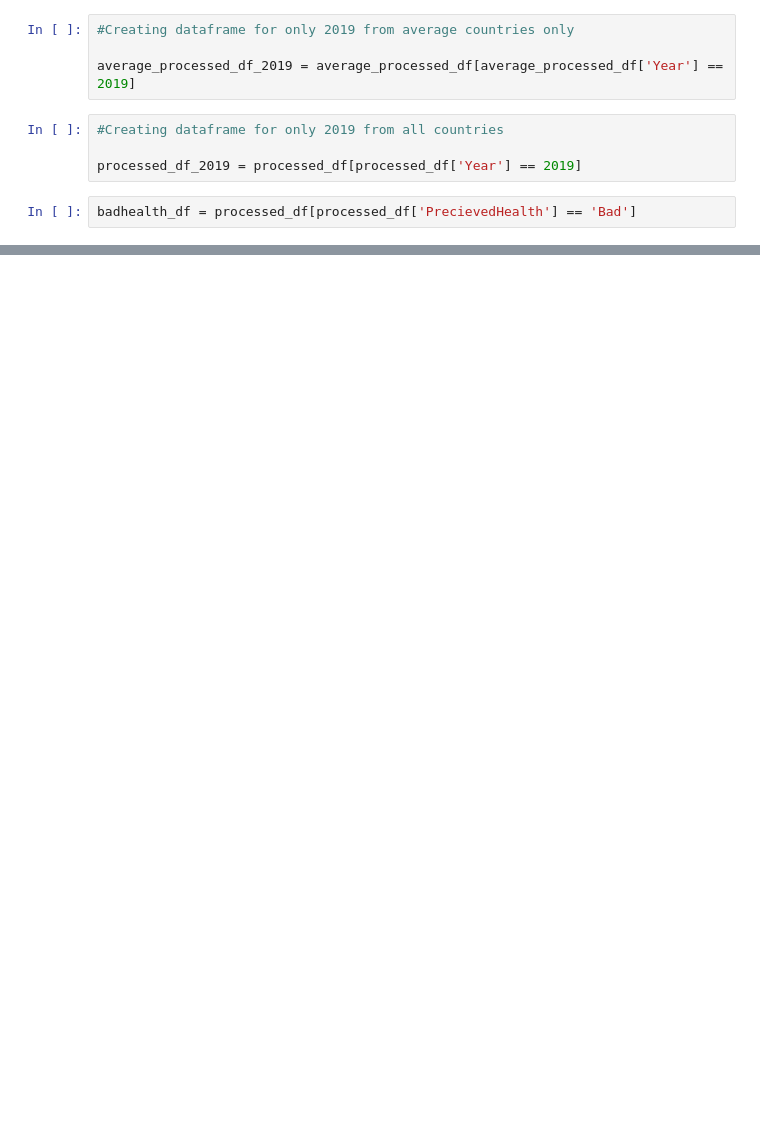
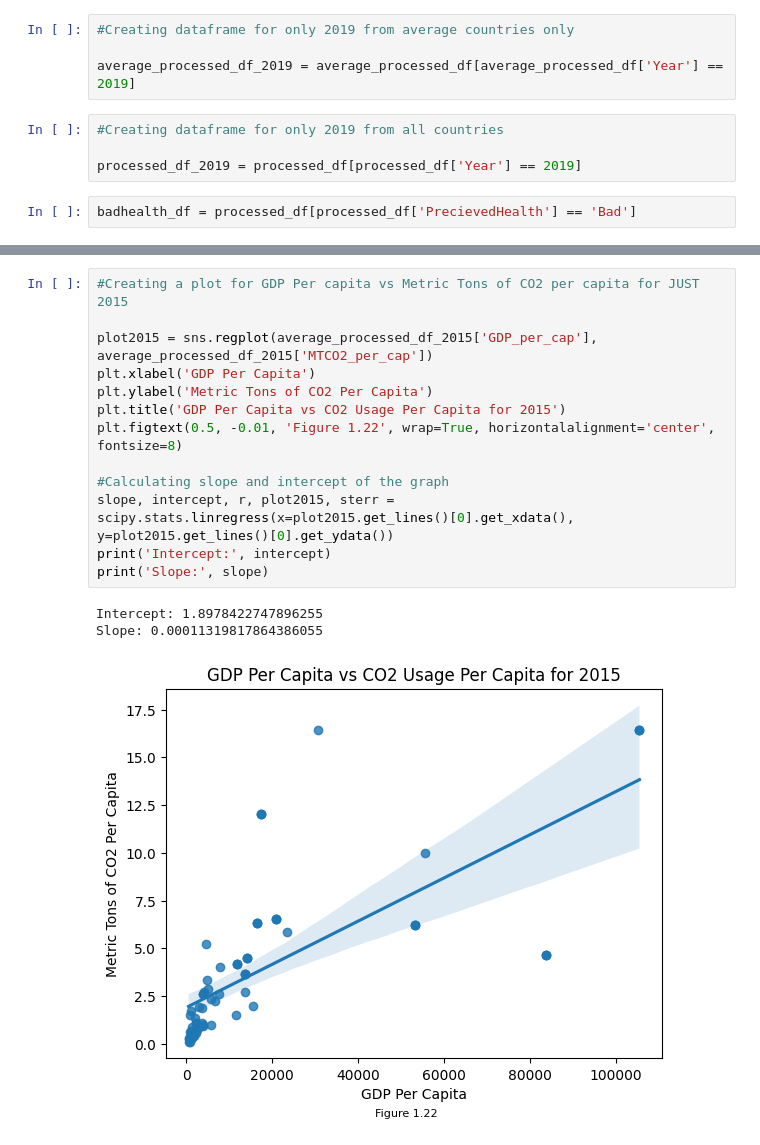
Before and after one commit to AtWillB/INST447-Final, a Jupyter notebook: analysis.ipynb, the cells around one changed output, grey strips where cells are left out. Drawn from its saved outputs; the diff is of its cells as text; blank space fills up the shorter version.

```diff
--- a/analysis.ipynb
+++ b/analysis.ipynb
@@ -126,0 +129,17 @@ print(intercept, slope)
+# %%
+#Creating a plot for GDP Per capita vs Metric Tons of CO2 per capita for JUST 2015
+
+plot2015 = sns.regplot(average_processed_df_2015['GDP_per_cap'], average_processed_df_2015['MTCO2_per_cap'])
+plt.xlabel('GDP Per Capita')
+plt.ylabel('Metric Tons of CO2 Per Capita')
+plt.title('GDP Per Capita vs CO2 Usage Per Capita for 2015')
+plt.figtext(0.5, -0.01, 'Figure 1.22', wrap=True, horizontalalignment='center', fontsize=8)
+
+#Calculating slope and intercept of the graph
+slope, intercept, r, plot2015, sterr = scipy.stats.linregress(x=plot2015.get_lines()[0].get_xdata(), y=plot2015.get_lines()[0].get_ydata())
+print('Intercept:', intercept)
+print('Slope:', slope)
+# %% [output]
+Intercept: 1.8978422747896255
+Slope: 0.00011319817864386055
+[figure, added]
```
Also changed, not shown: parts of 20 cells of this notebook.
